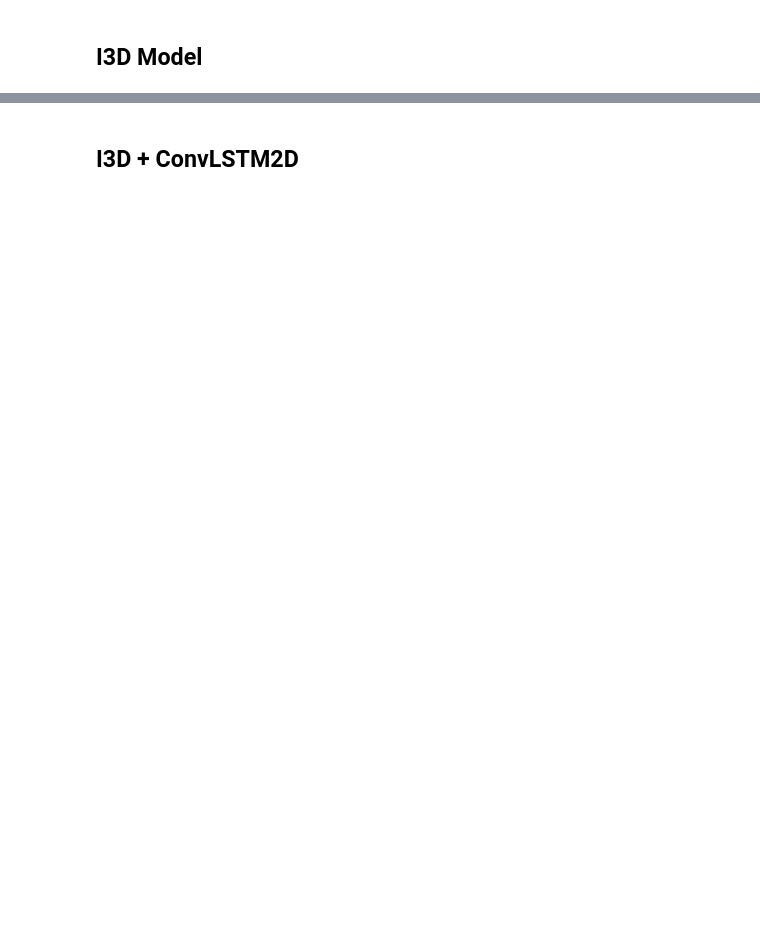
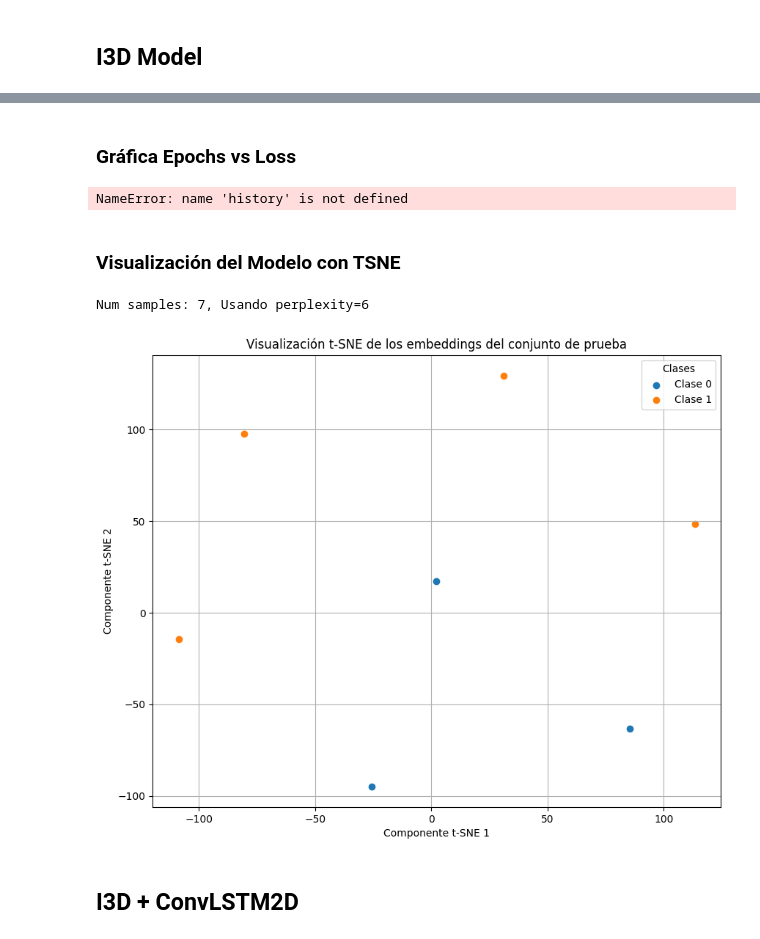
Before and after one commit to AndresH1234/Crime_Detection, a Jupyter notebook: notebooks/4_models.ipynb, the cells around one changed output, grey strips where cells are left out. Cells and saved outputs as stored; diff of their text form; code cells hidden in the pictures; blank space fills up the shorter version.

```diff
--- a/notebooks/4_models.ipynb
+++ b/notebooks/4_models.ipynb
@@ -38,0 +55,4 @@ val_df = pd.read_csv("../data/ml/valid.csv")
+# %%
+# Dividir el dataset en train (80%), valid (10%), test (10%)
+train_df, test_valid_df = train_test_split(data, test_size=0.2, random_state=42, stratify=data['is_crime'])
+valid_df, test_df = train_test_split(test_valid_df, test_size=0.5, random_state=42)
@@ -103,0 +374,13 @@ def dataframe_to_tf_dataset(df, batch_size=8, shuffle=True):
+# %%
+# Crear el DataModule
+data_module = VideoDataModule(train_df, valid_df, test_df, batch_size=8)
+# Obtener los datasets
+train_dataset = data_module.train_dataset()
+val_dataset = data_module.val_dataset()
+test_dataset = data_module.test_dataset()
+predict_dataset = data_module.predict_dataset()
+
+model_1 = KerasI3D(num_classes=num_classes)
+optimizer = tf.keras.optimizers.Adam(learning_rate=best_lambda)
+loss_fn = tf.keras.losses.SparseCategoricalCrossentropy(from_logits=True)
+model_1.compile(optimizer=optimizer, loss=loss_fn, metrics=["accuracy"])
@@ -104,2 +442,58 @@ def dataframe_to_tf_dataset(df, batch_size=8, shuffle=True):
+# %% [markdown]
+### Gráfica Epochs vs Loss
+# %%
+import matplotlib.pyplot as plt
+
+# Extraer la pérdida de entrenamiento y validación
+loss = history.history['loss']
+val_loss = history.history['val_loss']
+
+# Crear la gráfica
+plt.plot(range(1, len(loss) + 1), loss, label='Training Loss', marker='o')
+plt.plot(range(1, len(val_loss) + 1), val_loss, label='Validation Loss', marker='o')
+
+# Etiquetas y título
+plt.xlabel('Epochs')
+plt.ylabel('Loss')
+plt.title('Epochs vs Loss')
+plt.legend()
+plt.grid(True)
+plt.show()
+# %% [output]
+NameError: name 'history' is not defined
+# %% [markdown]
+### Visualización del Modelo con TSNE
+# %%
+from sklearn.manifold import TSNE
+
+# Obtener las representaciones del modelo
+x_test = model_1.predict(test_dataset)  # Extrae los embeddings
+y_test = np.concatenate([y for _, y in test_dataset])  # Obtener etiquetas reales
+
+# Verificar el número de muestras
+num_samples = x_test.shape[0]
+perplexity_value = min(10, num_samples - 1)  # Ajustar perplexity dinámicamente
+
+print(f"Num samples: {num_samples}, Usando perplexity={perplexity_value}")
+
+# Aplicar t-SNE con un perplexity válido
+tsne = TSNE(n_components=2, random_state=42, perplexity=perplexity_value)
+x_test_tsne = tsne.fit_transform(x_test)
+
+# Visualización
+plt.figure(figsize=(10, 8))
+for i in np.unique(y_test):
+    idx = np.where(y_test == i)[0]
+    plt.scatter(x_test_tsne[idx, 0], x_test_tsne[idx, 1], label=f"Clase {i}")
+
+plt.title("Visualización t-SNE de los embeddings del conjunto de prueba")
+plt.xlabel("Componente t-SNE 1")
+plt.ylabel("Componente t-SNE 2")
+plt.legend(title="Clases")
+plt.grid(True)
+plt.show()
+# %% [output]
+Num samples: 7, Usando perplexity=6
+[figure, added]
 # %% [markdown]
 ## I3D + ConvLSTM2D
```
Also changed, not shown: parts of 40 cells of this notebook, 7 other files.
